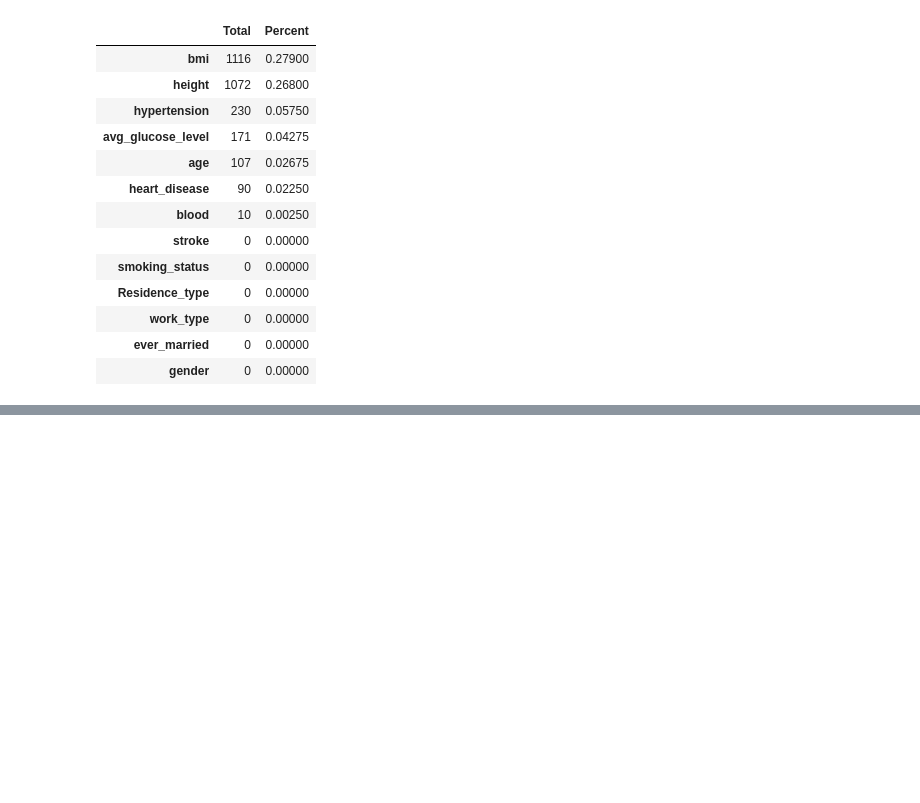
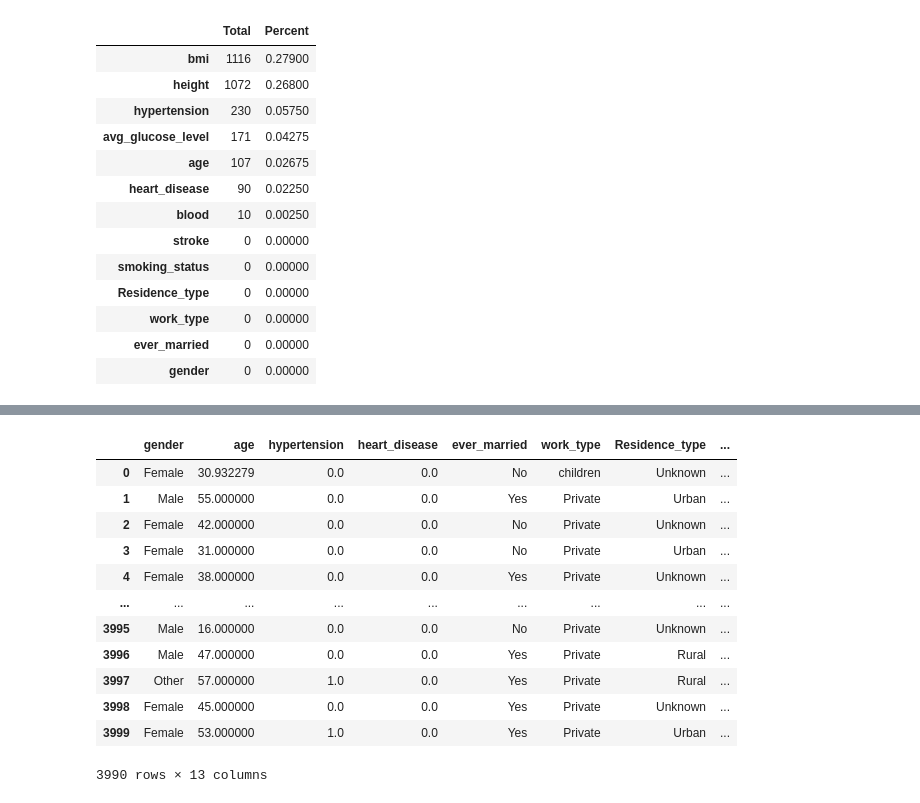
Before and after one commit to Hoangthang017/AI-TEMPO-StrokePrediction, a Jupyter notebook: model/strokePrediction.ipynb, the cells around one changed output, grey strips where cells are left out. Cells and saved outputs as stored; diff of their text form; code cells hidden in the pictures; blank space fills up the shorter version.

```diff
--- a/model/strokePrediction.ipynb
+++ b/model/strokePrediction.ipynb
@@ -150,0 +185,9 @@ standard_data
+# %%
+# calling the  MICE class
+mice_imputer = IterativeImputer()
+
+# imputing the missing value with mice imputer
+df = pd.DataFrame(mice_imputer.fit_transform(missing_data), columns = missing_data.columns)
+
+# printing dataframe
+print(df)
@@ -150,0 +209,18 @@ standard_data
+# %%
+for key in missing_data_columns:
+  data[key] = np.where(data[key] == np.nan, data[key], df[key])
+data
+# %% [output]
+|  | gender | age | hypertension | heart_disease | ever_married | work_type | Residence_type | ... |
+| 0 | Female | 30.932279 | 0.0 | 0.0 | No | children | Unknown | ... |
+| 1 | Male | 55.000000 | 0.0 | 0.0 | Yes | Private | Urban | ... |
+| 2 | Female | 42.000000 | 0.0 | 0.0 | No | Private | Unknown | ... |
+| 3 | Female | 31.000000 | 0.0 | 0.0 | No | Private | Urban | ... |
+| 4 | Female | 38.000000 | 0.0 | 0.0 | Yes | Private | Unknown | ... |
+| ... | ... | ... | ... | ... | ... | ... | ... | ... |
+| 3995 | Male | 16.000000 | 0.0 | 0.0 | No | Private | Unknown | ... |
+| 3996 | Male | 47.000000 | 0.0 | 0.0 | Yes | Private | Rural | ... |
+| 3997 | Other | 57.000000 | 1.0 | 0.0 | Yes | Private | Rural | ... |
+| 3998 | Female | 45.000000 | 0.0 | 0.0 | Yes | Private | Unknown | ... |
+| 3999 | Female | 53.000000 | 1.0 | 0.0 | Yes | Private | Urban | ... |
+3990 rows × 13 columns
```
Also changed, not shown: parts of 22 cells of this notebook.
